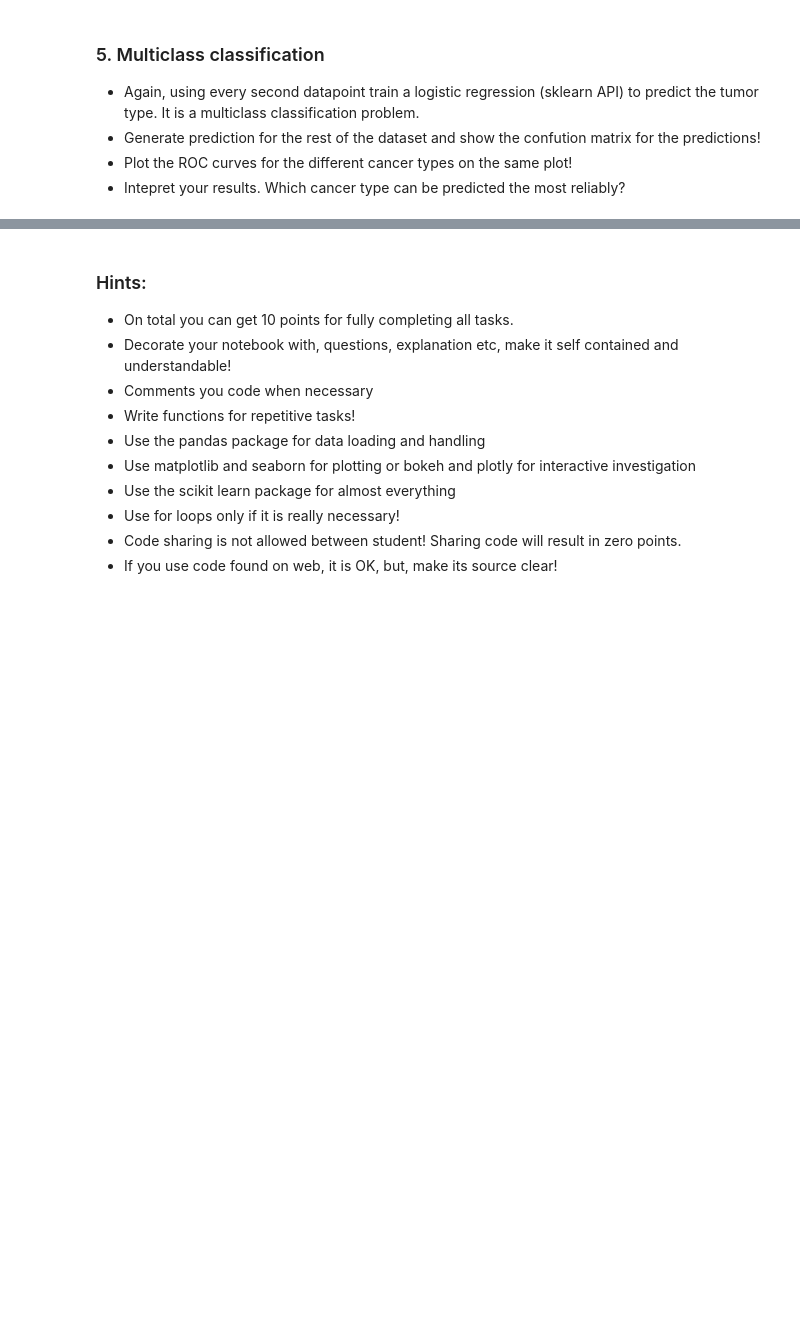
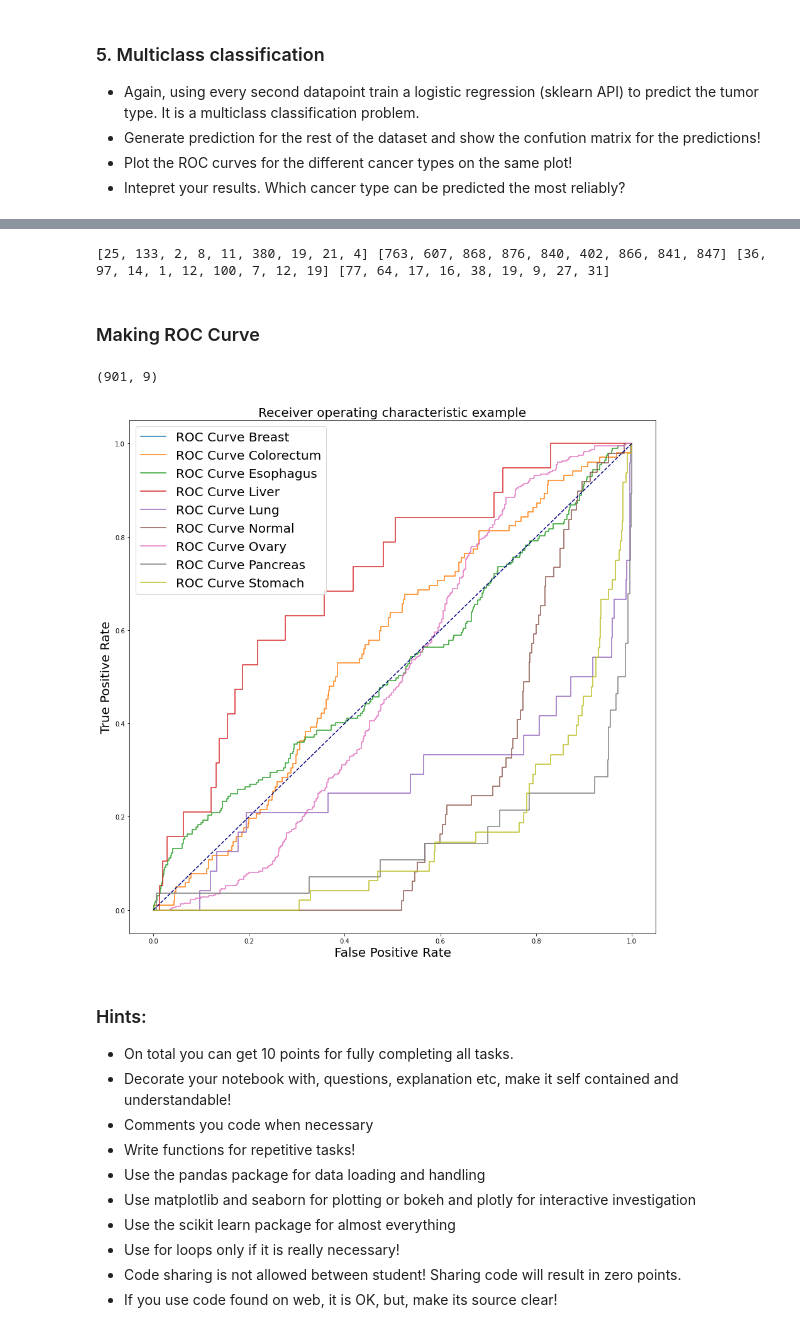
Before and after one commit to barnabasp/ML_Course, a Jupyter notebook: 5/hw5_raw.ipynb, the cells around one changed output, grey strips where cells are left out. Drawn from its saved outputs; the diff is of its cells as text; code cells hidden in the pictures; blank space fills up the shorter version.

```diff
--- a/5/hw5_raw.ipynb
+++ b/5/hw5_raw.ipynb
@@ -341,25 +387,4 @@ print(score)
 # %%
-import seaborn as sns
-from sklearn import metrics
-
-cm = metrics.confusion_matrix(y_test, ypred1)
-print(cm)
-
-plt.figure(figsize=(9,9))
-sns.heatmap(cm, annot=True, fmt=".3f", linewidths=.5, square = True, cmap = 'Blues_r');
-plt.ylabel('Actual label');
-plt.xlabel('Predicted label');
-all_sample_title = 'Accuracy Score: {0}'.format(score)
-plt.title(all_sample_title, size = 15);
-
-metrics.confusion_matrix(y_test, ypred1)[0,:] #FN
-
-metrics.confusion_matrix(y_test, ypred1)[:,0] #FP
-
-metrics.confusion_matrix(y_test, ypred1)[0:,0:] #TN
-
-metrics.confusion_matrix(y_test, ypred1)[0,0] #TP
-
 TP = []
 FP = []
 TN = []
@@ -380,8 +405,41 @@ TP = np.array(TP)
 TN = np.array(TN)
 FP = np.array(FP)
 FN = np.array(FN)
-
-plt.plot((TP / (TP +FN)),(TN / (TN+FP)),'.')
+# %% [output]
+[25, 133, 2, 8, 11, 380, 19, 21, 4] [763, 607, 868, 876, 840, 402, 866, 841, 847] [36, 97, 14, 1, 12, 100, 7, 12, 19] [77, 64, 17, 16, 38, 19, 9, 27, 31]
+# %% [markdown]
+### Making ROC Curve
+# %%
+from sklearn.preprocessing import label_binarize
+y_test_5 = label_binarize(y_test_5, classes=[1, 2, 3, 4, 5, 6, 7, 8, 9])
+# %%
+y_score_5 = clf_5.decision_function(X_test_5) #confidence score
+# %%
+np.shape(y_test_5)
+# %% [output]
+(901, 9)
+# %%
+# Compute ROC curve and ROC area for each class
+fpr_5 = dict()
+tpr_5 = dict()
+roc_auc = dict()
+for i in range(np.shape(y_test_5)[1]):
+    fpr_5[i], tpr_5[i], _ = metrics.roc_curve(y_test_5[:,i], y_score_5[:, i])
+    roc_auc[i] = metrics.auc(fpr_5[i], tpr_5[i])
+# %%
+tumor_types = ['Breast', 'Colorectum', 'Esophagus', 'Liver', 'Lung', 'Normal', 'Ovary','Pancreas', 'Stomach']
+# %%
+plt.figure(figsize=(15,15))
+for i in range(np.shape(y_test_5)[1]):
+    plt.plot(fpr_5[i],tpr_5[i], label='ROC Curve %s' %tumor_types[i])
+plt.plot([0, 1], [0, 1], color='navy', linestyle='--')
+plt.xlabel('False Positive Rate', fontsize=20)
+plt.ylabel('True Positive Rate',fontsize=20)
+plt.title('Receiver operating characteristic example',fontsize=20)
+plt.legend(fontsize=20)
+plt.show()
+# %% [output]
+[figure, added]
 # %% [markdown]
 ### Hints:
 
```
Also changed, not shown: parts of 14 cells of this notebook.
